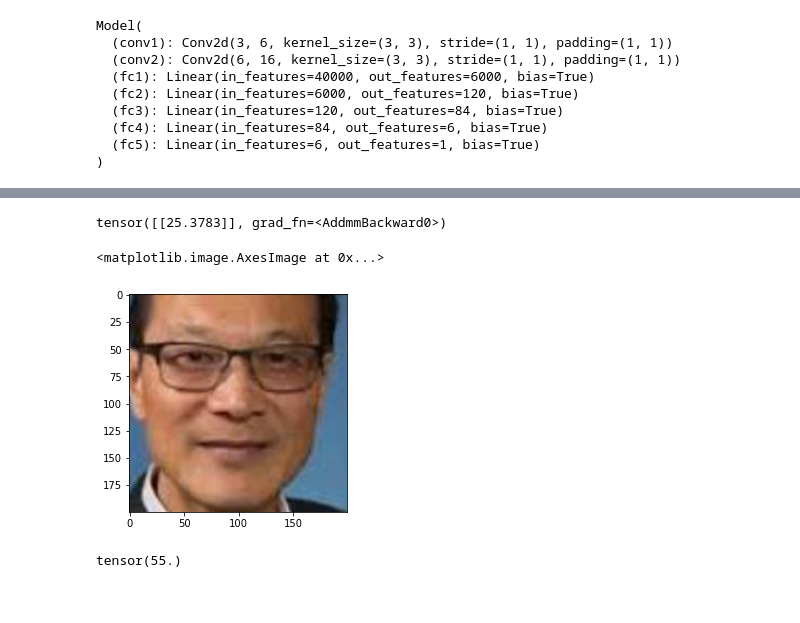
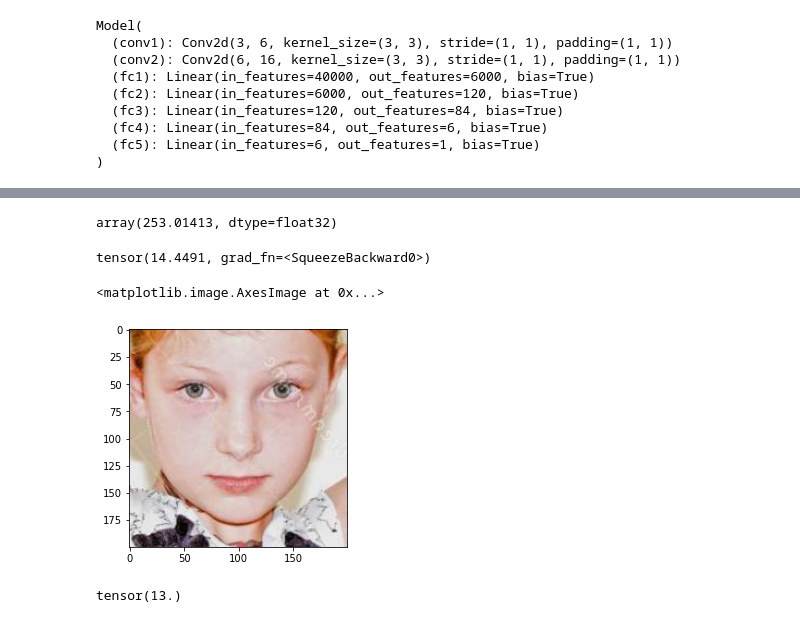
Before and after one commit to chinkiatboon/facial-age-recognition, a Jupyter notebook: facial-age.ipynb, the cells around one changed output, grey strips where cells are left out. Saved outputs shown, nothing was run; the diff lists cells and outputs as text; code cells hidden in the pictures.

```diff
--- a/facial-age.ipynb
+++ b/facial-age.ipynb
@@ -21,11 +21,13 @@ import matplotlib.pyplot as plt
 # %%
 to_tensor = transforms.ToTensor()
 resize = transforms.Resize([200, 200])
+flip = transforms.RandomHorizontalFlip(p=1)
 
-sample = Image.open('face_age/001/1000.png')
+sample = Image.open('face_age/024/3949.png')
 sample = resize(sample)
+#sample = flip(sample)
 sample_tensor = to_tensor(sample).unsqueeze(0)
 
 display(sample)
-print(sample_tensor.shape)
+print(sample_tensor.shape[1])
 # %% [output]
@@ -39,13 +41,20 @@ label_set = []
 to_tensor = transforms.ToTensor()
 resize = transforms.Resize([200, 200])
 
+folder_count = []
+
 for folder in os.listdir('face_age/'):
-    try:
-        for img in os.listdir(f'face_age/{folder}'):
-            sample = Image.open(f'face_age/{folder}/{img}')
-            sample = resize(sample)
-            sample_tensor = to_tensor(sample)
-            label_set.append(int(folder))
-            features_set.append(sample_tensor)
-    except:
+    count = 0
+    if folder == '.DS_Store':
         continue
+    for img in os.listdir(f'face_age/{folder}'):
+        if img == '.DS_Store':
+            continue
+        count += 1
+        sample = Image.open(f'face_age/{folder}/{img}')
+        sample = resize(sample)
+        sample_tensor = to_tensor(sample)
+        label_set.append(int(folder))
+        features_set.append(sample_tensor)
+
+    folder_count.append([int(folder),count])
@@ -51,0 +81,9 @@ for folder in os.listdir('face_age/'):
+# %%
+buckets = [10,20,30,40,50,60,70,80,90,100,110]
+bucket_count_list = []
+for bucket in buckets:
+    bucket_count = 0
+    for age, count in folder_count:
+        if age <= bucket and age > (bucket - 10):
+            bucket_count += count
+    bucket_count_list.append(bucket_count)
@@ -231,16 +358,20 @@ plt.plot(test_losses)
+# %%
+test_losses[-1]
+# %% [output]
+array(253.01413, dtype=float32)
 # %%
-model(features_set[3000])
+model(features_set[1000])
 # %% [output]
-tensor([[25.3783]], grad_fn=<AddmmBackward0>)
+tensor(14.4491, grad_fn=<SqueezeBackward0>)
 # %%
-plt.imshow(features_set[3000].permute(1, 2, 0))
+plt.imshow(features_set[1000].permute(1, 2, 0))
 # %% [output]
 <matplotlib.image.AxesImage at 0x...>
-[figure, old version]
+[figure, new version]
 # %%
-label_set[3000]
+label_set[1000]
 # %% [output]
-tensor(55.)
+tensor(13.)
 # %%
 #save model
 torch.save(model.state_dict(), 'facial_model.pt')
```
Also changed, not shown: parts of 17 cells of this notebook, 1 other file.
